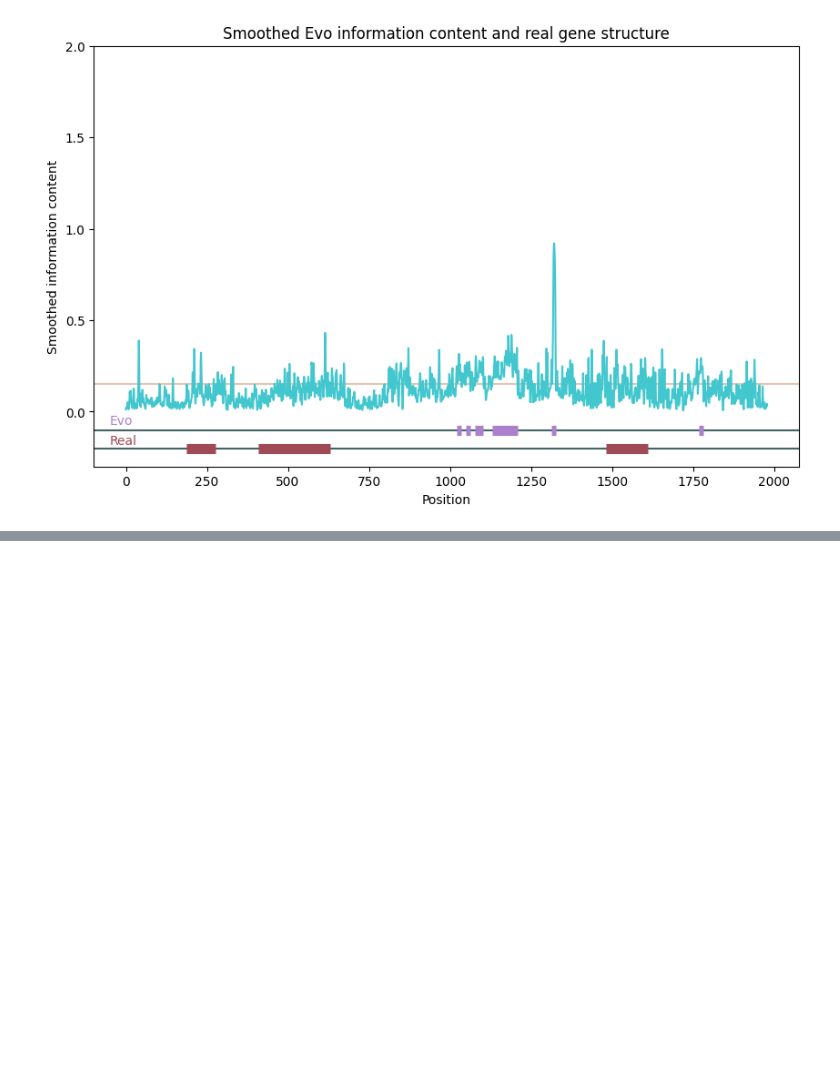
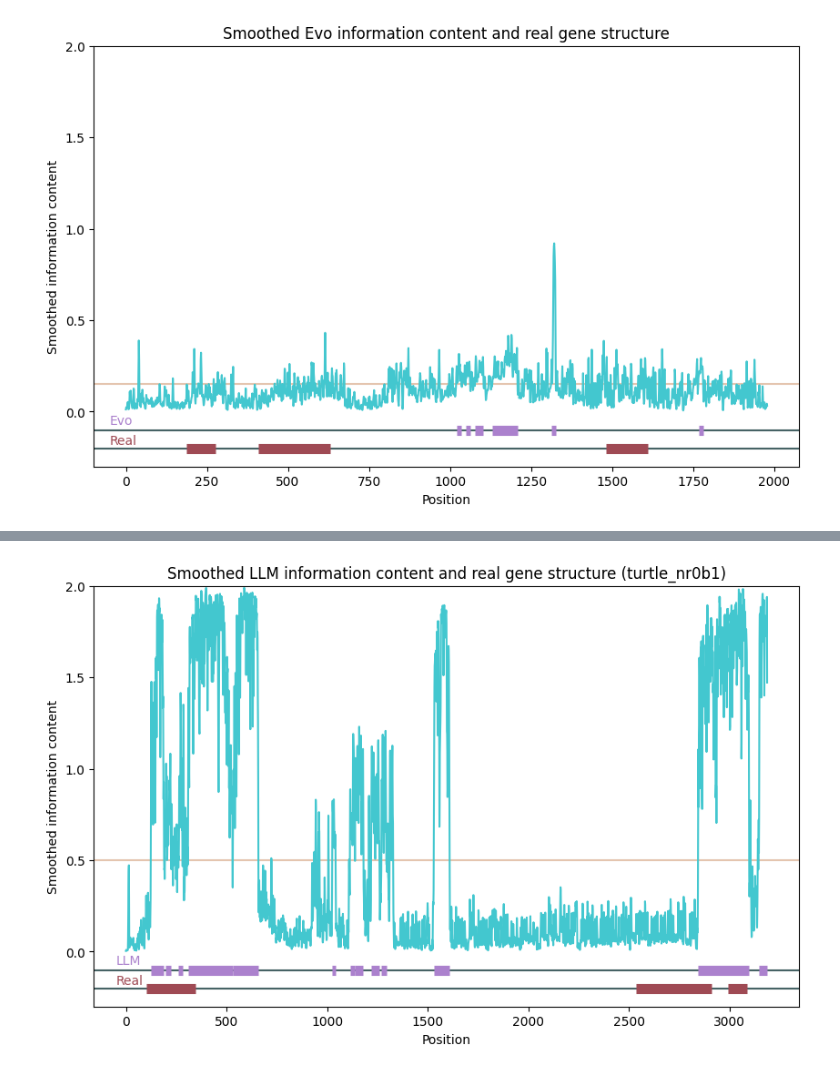
Before and after one commit to itrujnara/genomes-project, a Jupyter notebook: notebooks/make_hint.ipynb, the cells around one changed output, grey strips where cells are left out. Cells and saved outputs as stored; diff of their text form; code cells hidden in the pictures; blank space fills up the shorter version.

```diff
--- a/notebooks/make_hint.ipynb
+++ b/notebooks/make_hint.ipynb
@@ -134,0 +172,4 @@ for exon in evo2_exons:
+# %%
+draw_llm_vs_real(gene_tensors, db, "turtle_nr0b1")
+# %% [output]
+[figure, added]
```
Also changed, not shown: parts of 11 cells of this notebook, 7 other files.
